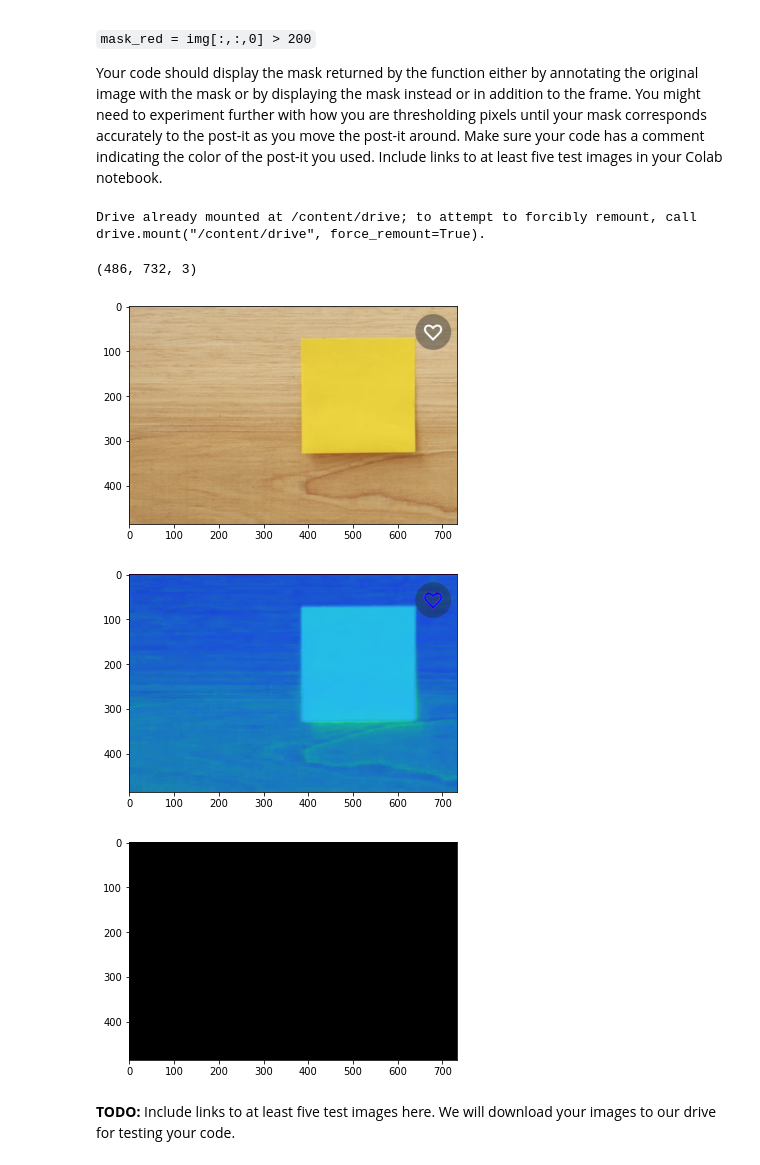
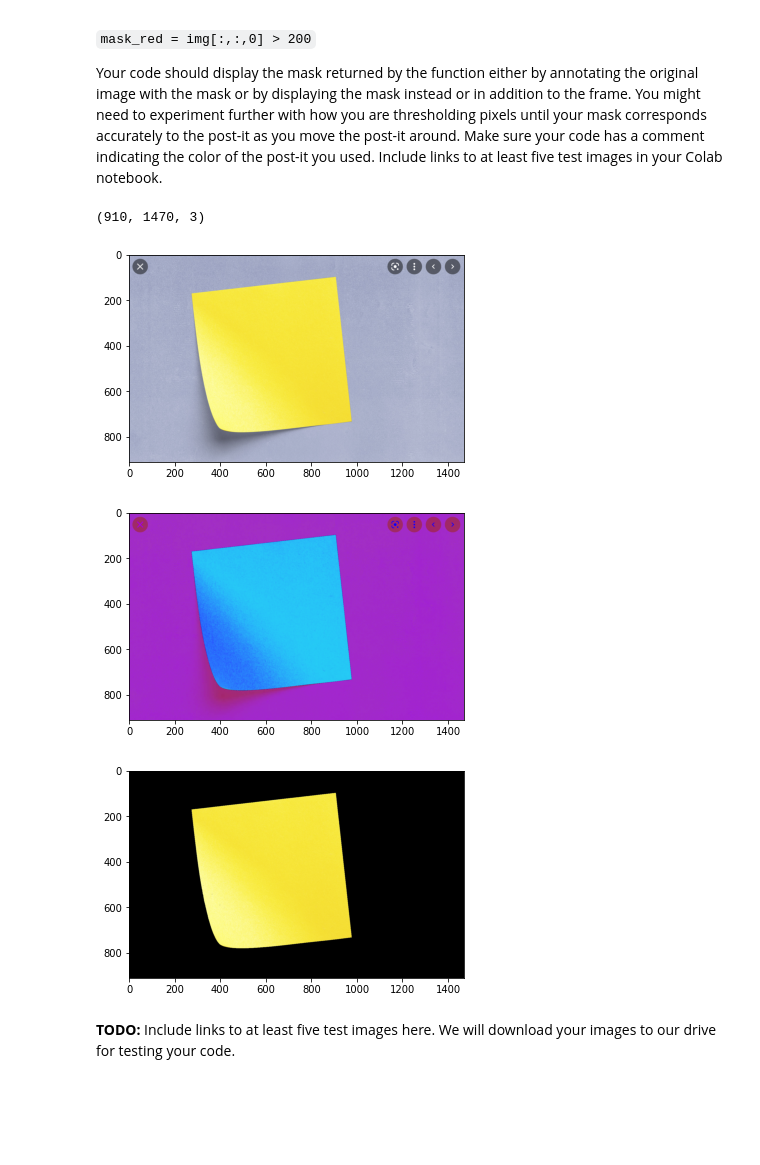
Before and after one commit to tejabalu/GIX, a Jupyter notebook: Copy_of_lab3_image_processing.ipynb, the cells around one changed output. Cells and saved outputs as stored; diff of their text form; code cells hidden in the pictures; blank space fills up the shorter version.

```diff
--- a/Copy_of_lab3_image_processing.ipynb
+++ b/Copy_of_lab3_image_processing.ipynb
@@ -194,11 +194,6 @@ Once you discover the color range of your post it, implement the `detect_postit`
 `mask_red = img[:,:,0] > 200`
 
 Your code should display the mask returned by the function either by annotating the original image with the mask or by displaying the mask instead or in addition to the frame. You might need to experiment further with how you are thresholding pixels until your mask corresponds accurately to the post-it as you move the post-it around. Make sure your code has a comment indicating the color of the post-it you used. Include links to at least five test images in your Colab notebook.
-# %%
-from google.colab import drive
-drive.mount('/content/drive')
-# %% [output]
-Drive already mounted at /content/drive; to attempt to forcibly remount, call drive.mount("/content/drive", force_remount=True).
 # %%
 # Function that takes an image and returns a mask of
 # the pixels that correspond to a post-it of particular
@@ -215,41 +210,48 @@ def detect_postit(img):
     # as those that do not correspond to the post it. You might choose
     # your post it color based on this experimentation.
     # Once you discover the color range of your post it, implement this
     # function to determine which pixels have color that is similar to
     # that of the post-it. You might need to do this color comparison
     # using HSV values of pixels instead of RBG values.
     # Make sure your function computes fast enough so you can view the
     # detected post-it mask at the same frame rate that your camera captures
-    # images.
+    # # images.
+    threshold=0.4
+    for i in range(1, img.shape[0]):
+      for j in range(1, img.shape[1]):
+        if (imghsv[i,j,:] > [0.02,0.3,0.1]).all():
+          mask[i,j,:] = imghsv[i,j,:]
+        else:
+          mask[i,j,:] = [0,0,0]
 
     return mask
 
 if __name__ == "__main__":
 
     ## TODO: Load test image
-    img = plt.imread('/content/udub/Sticky notes/Screenshot 2021-10-14 113838.png')
+    img = plt.imread('https://raw.githubusercontent.com/tejabalu/udub/master/Sticky%20notes/Screenshot%202021-10-14%20125217.png')
 
     fig1 = plt.figure("Original image")
     img = img[...,:3]
     print(img.shape)
     imghsv = color.rgb2hsv(img)
     plt.imshow(img)
 
     fig1 = plt.figure("HSV image")
     plt.imshow(imghsv)
 
-
     mask = detect_postit(img)
     fig2 = plt.figure("Postit mask")
+    mask = color.hsv2rgb(mask)
     plt.imshow(mask)
 
-    ## Show everything
+    # Show everything
     plt.show()
 # %% [output]
-(486, 732, 3)
+(910, 1470, 3)
-[figure, old version]
+[figure, new version]
-[figure, old version]
+[figure, new version]
-[figure, old version]
+[figure, new version]
 # %% [markdown]
 **TODO:** Include links to at least five test images here. We will download your images to our drive for testing your code.
 # %% [markdown]
```
